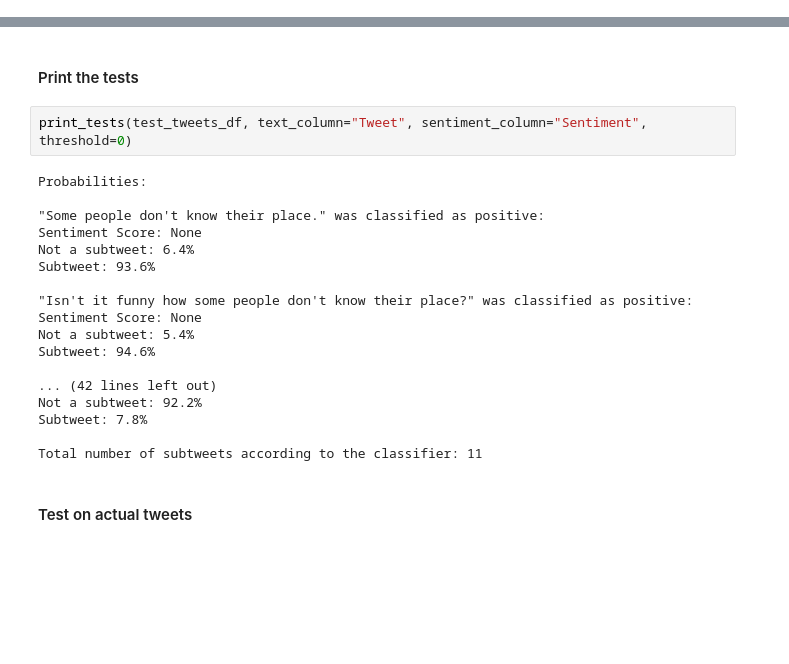
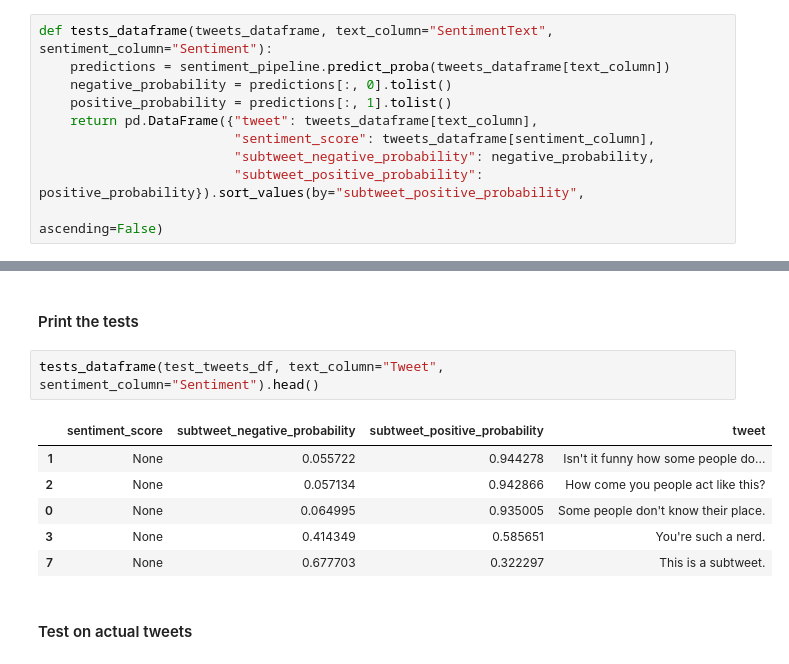
Before and after one commit to segalgouldn/Senior-Project-Subtweets, a Jupyter notebook: development/Create and Utilize Naive Bayes Classifier.ipynb, the cells around one changed output, grey strips where cells are left out. Saved outputs shown, nothing was run; the diff lists cells and outputs as text; blank space fills up the shorter version.

```diff
--- a/development/Create and Utilize Naive Bayes Classifier.ipynb
+++ b/development/Create and Utilize Naive Bayes Classifier.ipynb
@@ -246,3 +225,13 @@ def print_tests(tweets_dataframe,
+# %%
+def tests_dataframe(tweets_dataframe, text_column="SentimentText", sentiment_column="Sentiment"):
+    predictions = sentiment_pipeline.predict_proba(tweets_dataframe[text_column])
+    negative_probability = predictions[:, 0].tolist()
+    positive_probability = predictions[:, 1].tolist()
+    return pd.DataFrame({"tweet": tweets_dataframe[text_column],
+                         "sentiment_score": tweets_dataframe[sentiment_column],
+                         "subtweet_negative_probability": negative_probability,
+                         "subtweet_positive_probability": positive_probability}).sort_values(by="subtweet_positive_probability",
+                                                                                             ascending=False)
 # %% [markdown]
 #### Make up some tweets
 # %%
@@ -264,25 +253,14 @@ test_tweets_df = pd.DataFrame({"Tweet": test_tweets, "Sentiment": [None]*len(tes
 # %% [markdown]
 #### Print the tests
 # %%
-print_tests(test_tweets_df, text_column="Tweet", sentiment_column="Sentiment", threshold=0)
+tests_dataframe(test_tweets_df, text_column="Tweet", sentiment_column="Sentiment").head()
 # %% [output]
-Probabilities:
-
-"Some people don't know their place." was classified as positive:
-Sentiment Score: None
-Not a subtweet: 6.4%
-Subtweet: 93.6%
-
-"Isn't it funny how some people don't know their place?" was classified as positive:
-Sentiment Score: None
-Not a subtweet: 5.4%
-Subtweet: 94.6%
-
-... (42 lines left out)
-Not a subtweet: 92.2%
-Subtweet: 7.8%
-
-Total number of subtweets according to the classifier: 11
+|  | sentiment_score | subtweet_negative_probability | subtweet_positive_probability | tweet |
+| 1 | None | 0.055722 | 0.944278 | Isn't it funny how some people do... |
+| 2 | None | 0.057134 | 0.942866 | How come you people act like this? |
+| 0 | None | 0.064995 | 0.935005 | Some people don't know their place. |
+| 3 | None | 0.414349 | 0.585651 | You're such a nerd. |
+| 7 | None | 0.677703 | 0.322297 | This is a subtweet. |
 # %% [markdown]
 #### Test on actual tweets
 # %%
```
Also changed, not shown: parts of 44 cells of this notebook, 13 other files.
